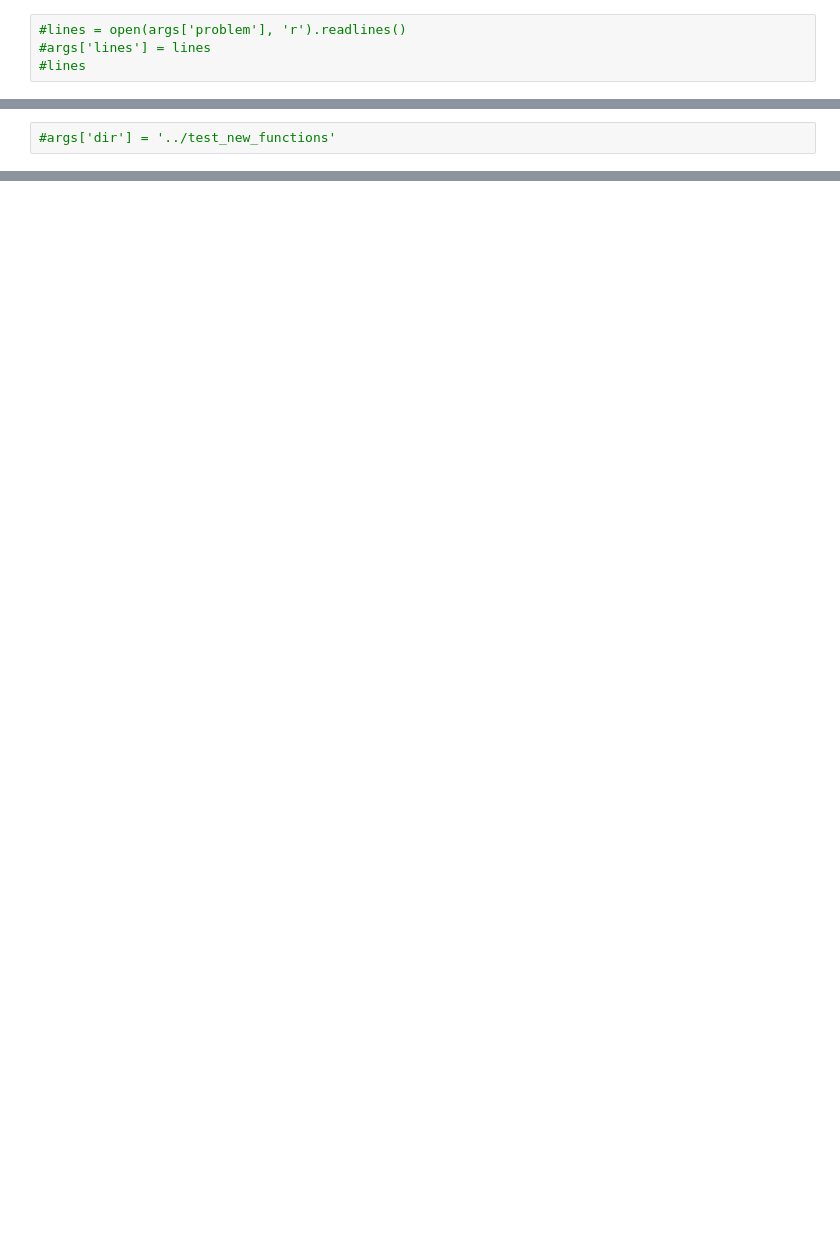
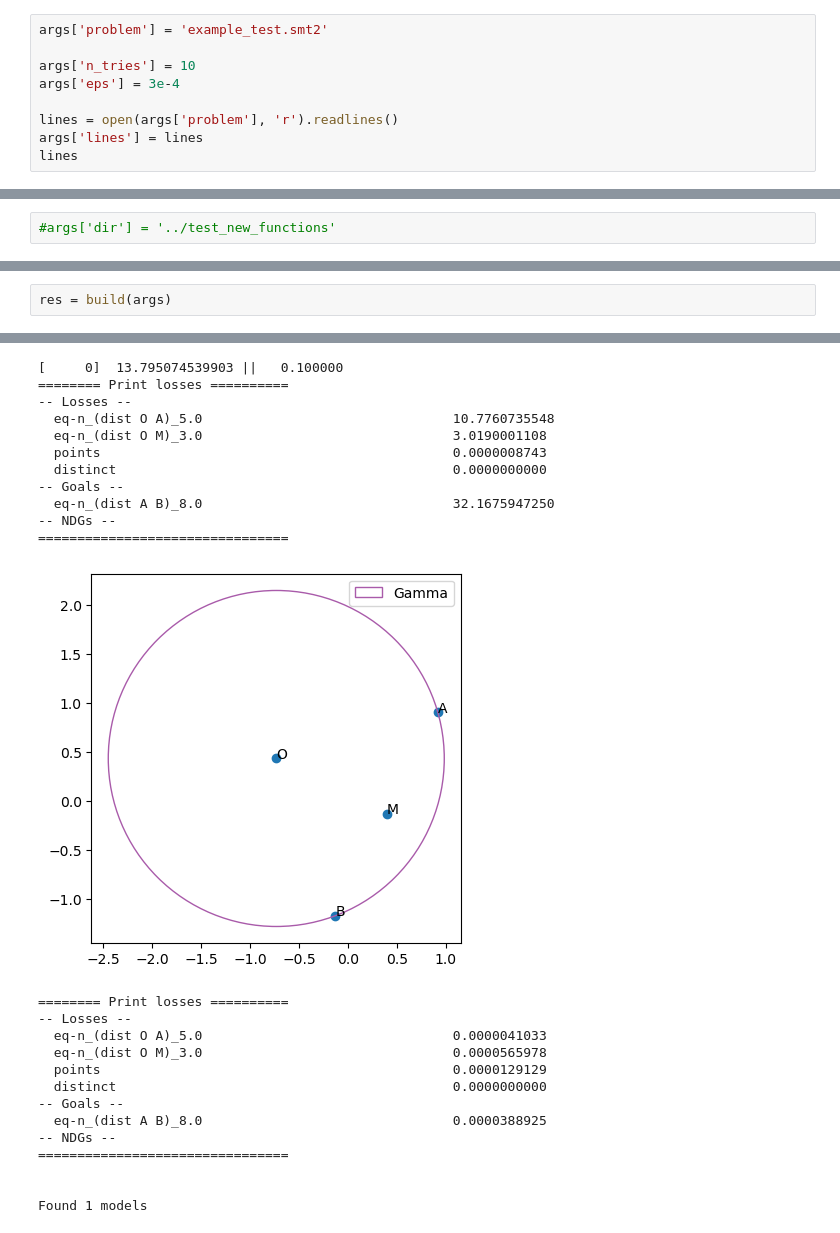
Before and after one commit to seanq31/geo-model-builder, a Jupyter notebook: src/test_cli.ipynb, the cells around one changed output, grey strips where cells are left out. Drawn from its saved outputs; the diff is of its cells as text; blank space fills up the shorter version.

Commit message:
add grammar_example

```diff
--- a/src/test_cli.ipynb
+++ b/src/test_cli.ipynb
@@ -45,6 +45,11 @@ parser.add_argument("--f", type=str, default='abc.def')
 args = parser.parse_args()
 args = vars(args)
 # %%
-#lines = open(args['problem'], 'r').readlines()
-#args['lines'] = lines
-#lines
+args['problem'] = 'example_test.smt2'
+
+args['n_tries'] = 10
+args['eps'] = 3e-4
+
+lines = open(args['problem'], 'r').readlines()
+args['lines'] = lines
+lines
@@ -118,0 +92,3 @@ Found 1 models
+# %%
+res = build(args)
+# %% [output]
@@ -118,0 +104,25 @@ Found 1 models
+[     0]  13.795074539903 ||   0.100000
+======== Print losses ==========
+-- Losses --
+  eq-n_(dist O A)_5.0                                10.7760735548
+  eq-n_(dist O M)_3.0                                3.0190001108
+  points                                             0.0000008743
+  distinct                                           0.0000000000
+-- Goals --
+  eq-n_(dist A B)_8.0                                32.1675947250
+-- NDGs --
+================================
+[figure, added]
+======== Print losses ==========
+-- Losses --
+  eq-n_(dist O A)_5.0                                0.0000041033
+  eq-n_(dist O M)_3.0                                0.0000565978
+  points                                             0.0000129129
+  distinct                                           0.0000000000
+-- Goals --
+  eq-n_(dist A B)_8.0                                0.0000388925
+-- NDGs --
+================================
+
+
+Found 1 models
```
Also changed, not shown: parts of 6 cells of this notebook, 7 other files.
